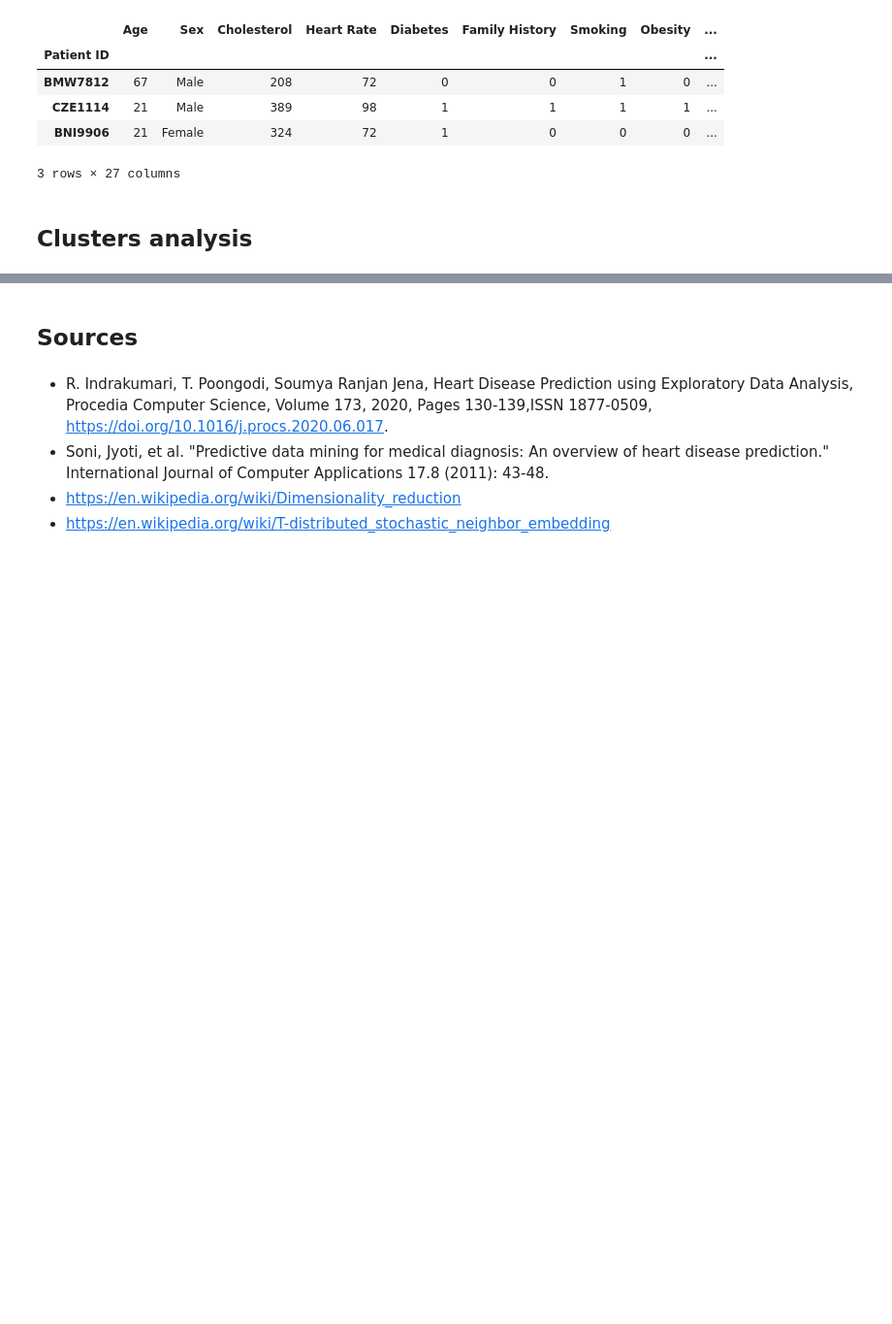
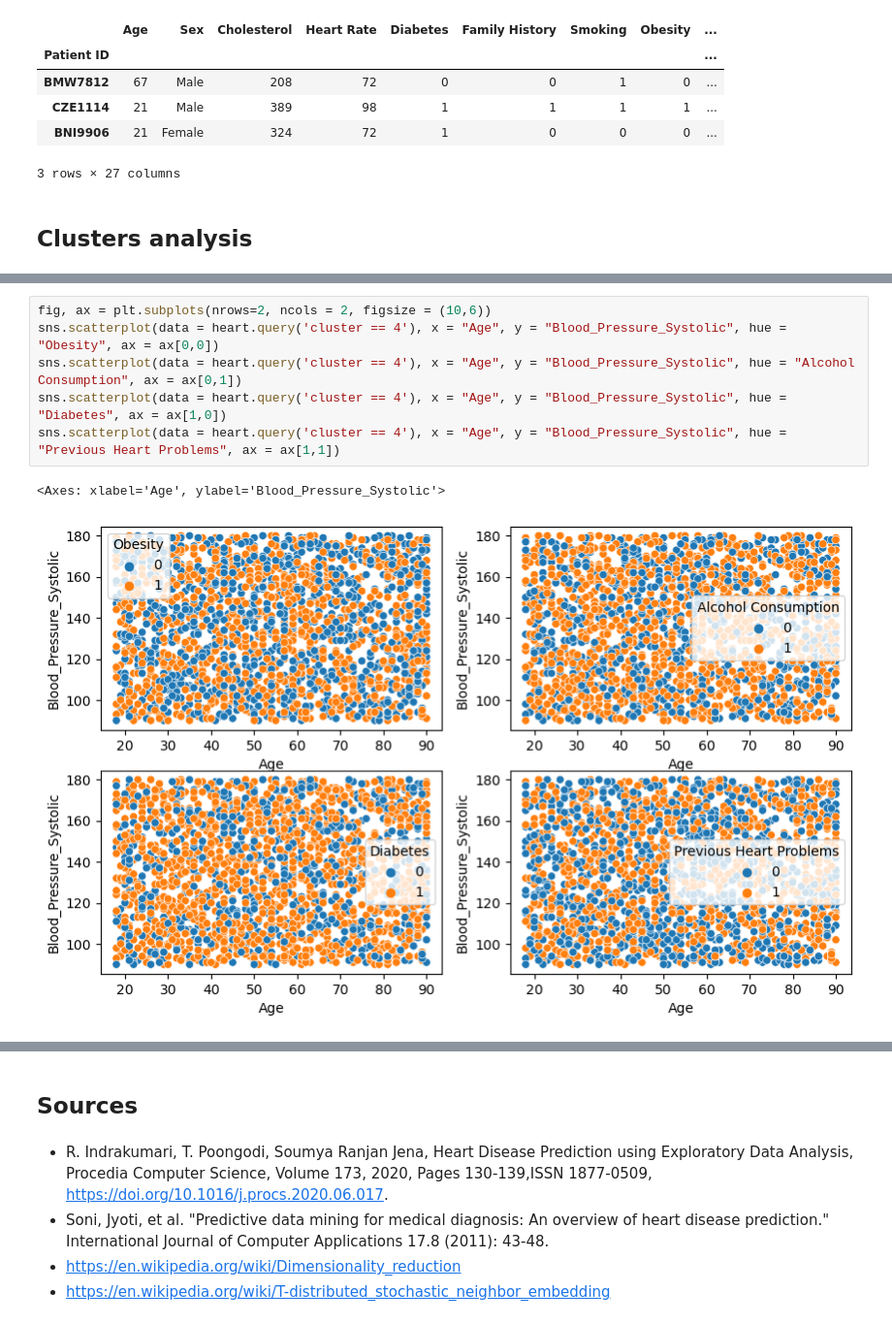
Before and after one commit to Hubert-Magdziak/Dimension-reduction, a Jupyter notebook: Dimension Reduction.ipynb, the cells around one changed output, grey strips where cells are left out. Shown at 97% size. Cells and saved outputs as stored; diff of their text form; blank space fills up the shorter version.

```diff
--- a/Dimension Reduction.ipynb
+++ b/Dimension Reduction.ipynb
@@ -241,0 +244,9 @@ heart.groupby(by = "cluster").agg(mean_age = ("Age", "mean"), mean_cholesterol =
+# %%
+fig, ax = plt.subplots(nrows=2, ncols = 2, figsize = (10,6))
+sns.scatterplot(data = heart.query('cluster == 4'), x = "Age", y = "Blood_Pressure_Systolic", hue = "Obesity", ax = ax[0,0])
+sns.scatterplot(data = heart.query('cluster == 4'), x = "Age", y = "Blood_Pressure_Systolic", hue = "Alcohol Consumption", ax = ax[0,1])
+sns.scatterplot(data = heart.query('cluster == 4'), x = "Age", y = "Blood_Pressure_Systolic", hue = "Diabetes", ax = ax[1,0])
+sns.scatterplot(data = heart.query('cluster == 4'), x = "Age", y = "Blood_Pressure_Systolic", hue = "Previous Heart Problems", ax = ax[1,1])
+# %% [output]
+<Axes: xlabel='Age', ylabel='Blood_Pressure_Systolic'>
+[figure, added]
```
Also changed, not shown: parts of 6 cells of this notebook.
